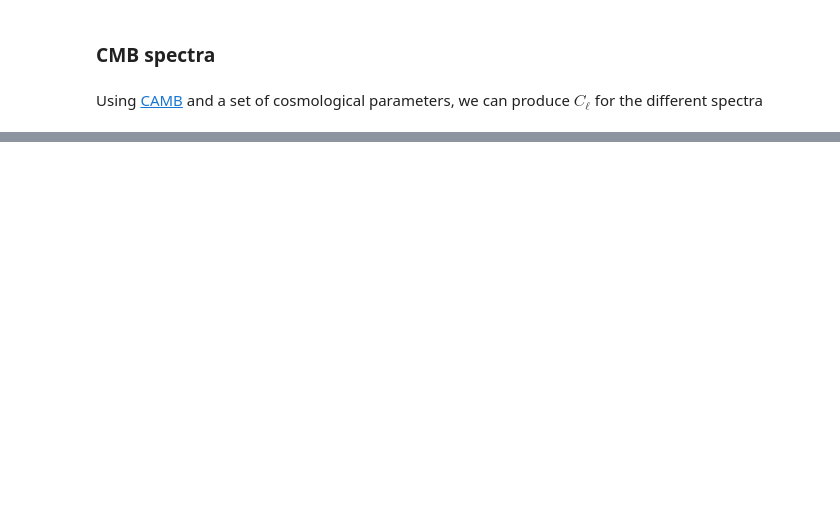
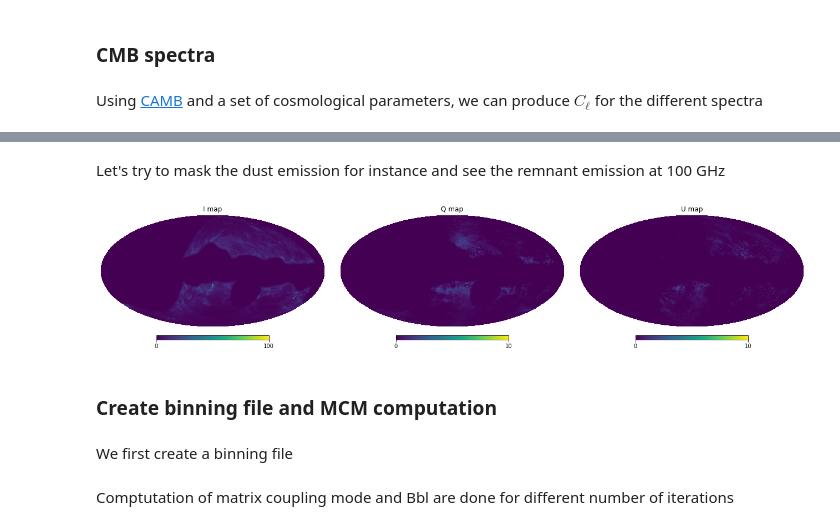
Before and after one commit to xgarrido/cmb_notebooks, a Jupyter notebook: pysm/pysm.ipynb, the cells around one changed output, grey strips where cells are left out. Cells and saved outputs as stored; diff of their text form; code cells hidden in the pictures; blank space fills up the shorter version.

```diff
--- a/pysm/pysm.ipynb
+++ b/pysm/pysm.ipynb
@@ -184,0 +281,15 @@ plt.tight_layout()
+# %% [markdown]
+Let's try to mask the dust emission for instance and see the remnant emission at 100 GHz
+# %%
+sky = pysm.Sky(nside=nside, preset_strings=["d6"], output_unit=u.uK_CMB)
+map_100GHz = sky.get_emission(100 * u.GHz)
+plt.figure(figsize=(18, 4))
+hp.mollview(survey.data * map_100GHz[0], min=0, max=100, title="I map", sub=(1, 3, 1))
+hp.mollview(survey.data * map_100GHz[1], min=0, max=10, title="Q map", sub=(1, 3, 2))
+hp.mollview(survey.data * map_100GHz[2], min=0, max=10, title="U map", sub=(1, 3, 3))
+# %% [output]
+[figure, added]
+# %% [markdown]
+### Create binning file and MCM computation
+# %% [markdown]
+We first create a binning file
@@ -184,0 +303,2 @@ plt.tight_layout()
+# %% [markdown]
+Comptutation of matrix coupling mode and Bbl are done for different number of iterations
```
Also changed, not shown: parts of 70 cells of this notebook, 5 other files.
